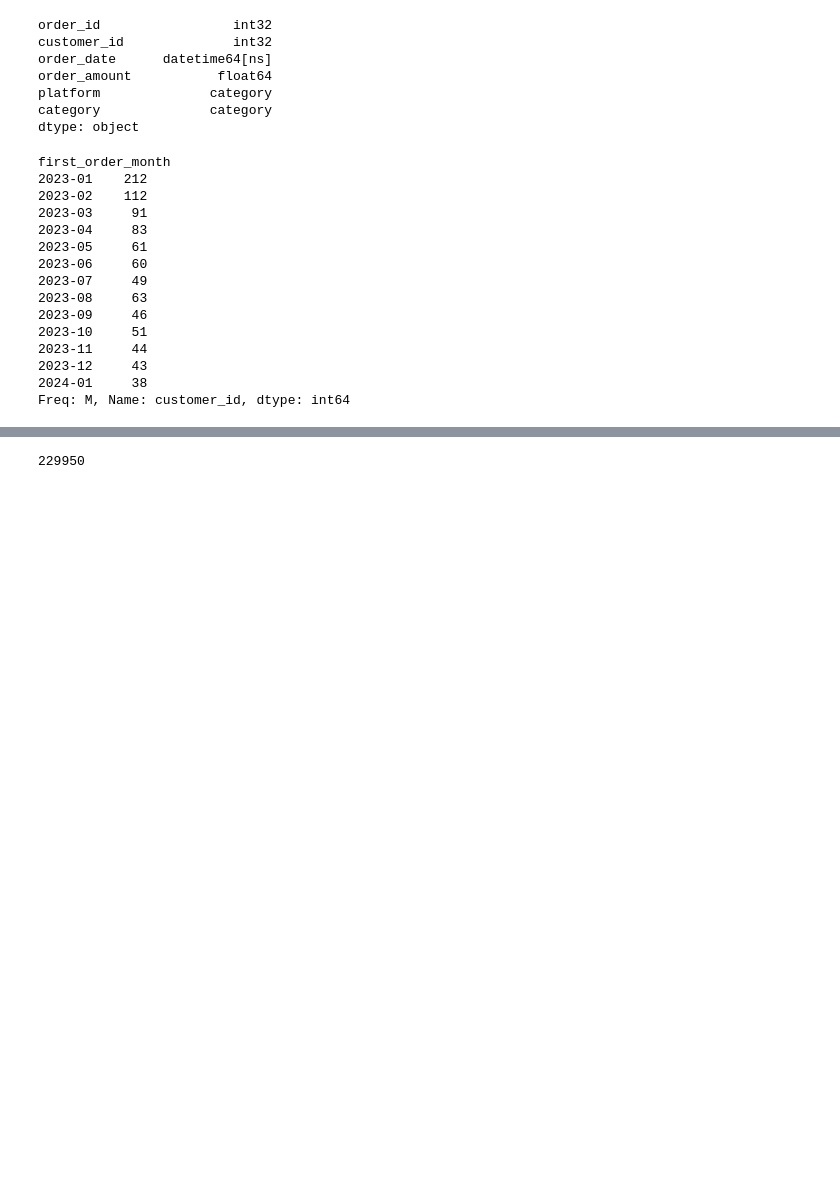
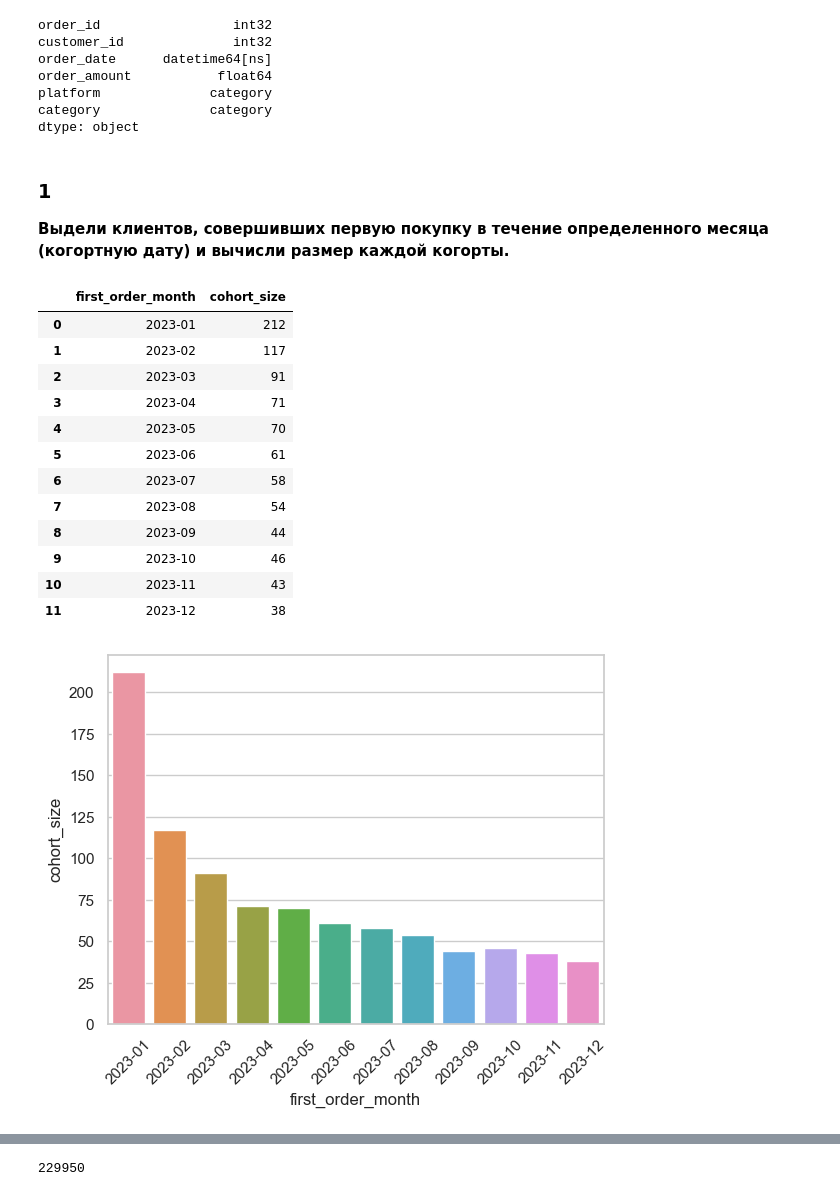
Before and after one commit to gbrs/test_tasks, a Jupyter notebook: karpov_01/pandas.ipynb, the cells around one changed output, grey strips where cells are left out. Saved outputs shown, nothing was run; the diff lists cells and outputs as text; code cells hidden in the pictures; blank space fills up the shorter version.

Commit message:
add new code and diagramms to task 2

```diff
--- a/karpov_01/pandas.ipynb
+++ b/karpov_01/pandas.ipynb
@@ -28,6 +28,8 @@ import numpy as np
 import pandas as pd
 import matplotlib.pyplot as plt
 import seaborn as sns
+# %%
+sns.set(style='whitegrid', palette='pastel')
 # %%
 customer_ids = np.array([])
 ids = []
@@ -105,19 +110,27 @@ df['day_from_start'] = df['day_from_start'].astype('int32')
+# %% [markdown]
+### 1
+**Выдели клиентов, совершивших первую покупку в течение определенного месяца (когортную дату) и вычисли размер каждой когорты.**
 # %%
 # размер когорты каждого месяца
-df.groupby('first_order_month').customer_id.nunique()
+cohort_sizes = df.groupby('first_order_month').customer_id.nunique().reset_index()[:12]
+cohort_sizes = cohort_sizes.rename(columns={'customer_id': 'cohort_size'})
+cohort_sizes
 # %% [output]
-first_order_month
-2023-01    212
-2023-02    112
-2023-03     91
-2023-04     83
-2023-05     61
-2023-06     60
-2023-07     49
-2023-08     63
-2023-09     46
-2023-10     51
-2023-11     44
-2023-12     43
-2024-01     38
-Freq: M, Name: customer_id, dtype: int64
+|  | first_order_month | cohort_size |
+| 0 | 2023-01 | 212 |
+| 1 | 2023-02 | 117 |
+| 2 | 2023-03 | 91 |
+| 3 | 2023-04 | 71 |
+| 4 | 2023-05 | 70 |
+| 5 | 2023-06 | 61 |
+| 6 | 2023-07 | 58 |
+| 7 | 2023-08 | 54 |
+| 8 | 2023-09 | 44 |
+| 9 | 2023-10 | 46 |
+| 10 | 2023-11 | 43 |
+| 11 | 2023-12 | 38 |
+# %%
+plt.xticks(rotation=45)
+sns.barplot(cohort_sizes, y='cohort_size', x='first_order_month');
+# %% [output]
+[figure, added]
```
Also changed, not shown: parts of 10 cells of this notebook.
